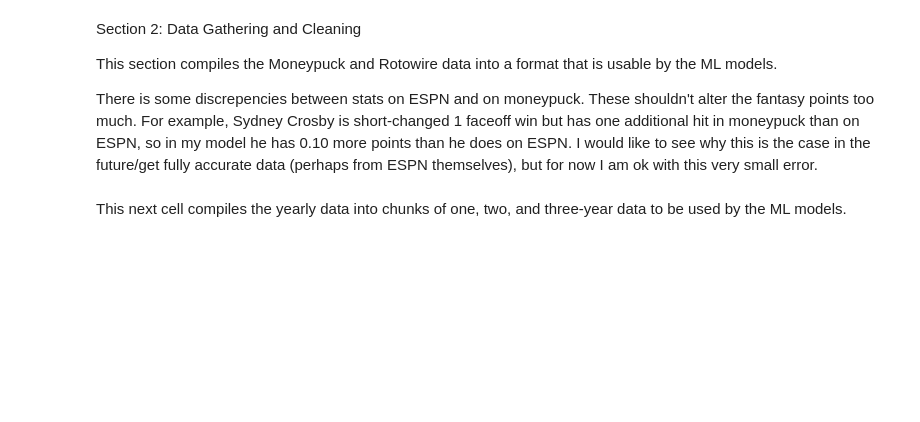
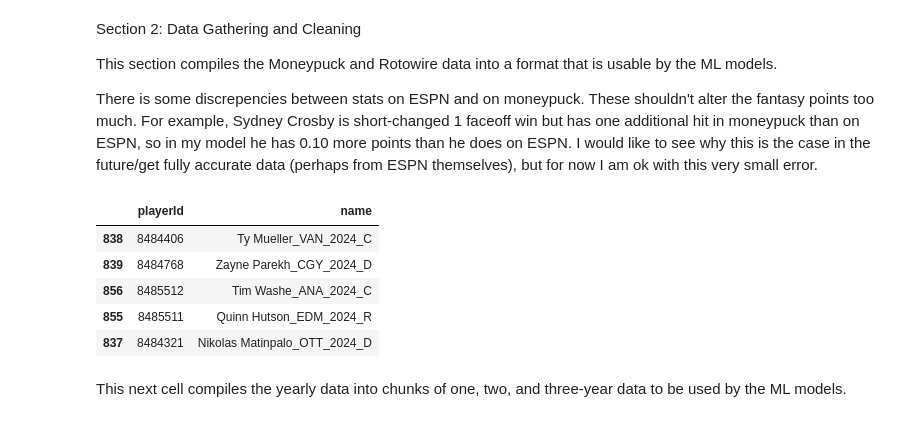
Before and after one commit to chrisberry888/FantasyHockeyAnalyzer, a Jupyter notebook: V2 Fantasy Hockey Analyzer.ipynb, the cells around one changed output. Cells and saved outputs as stored; diff of their text form; code cells hidden in the pictures; blank space fills up the shorter version.

```diff
--- a/V2 Fantasy Hockey Analyzer.ipynb
+++ b/V2 Fantasy Hockey Analyzer.ipynb
@@ -78,3 +79,12 @@ for year in range(2010, current_year):
+# %%
+player_id_table.head()
+# %% [output]
+|  | playerId | name |
+| 838 | 8484406 | Ty Mueller_VAN_2024_C |
+| 839 | 8484768 | Zayne Parekh_CGY_2024_D |
+| 856 | 8485512 | Tim Washe_ANA_2024_C |
+| 855 | 8485511 | Quinn Hutson_EDM_2024_R |
+| 837 | 8484321 | Nikolas Matinpalo_OTT_2024_D |
 # %% [markdown]
 This next cell compiles the yearly data into chunks of one, two, and three-year data to be used by the ML models.
 # %%
```
Also changed, not shown: parts of 8 cells of this notebook, 2 other files.
